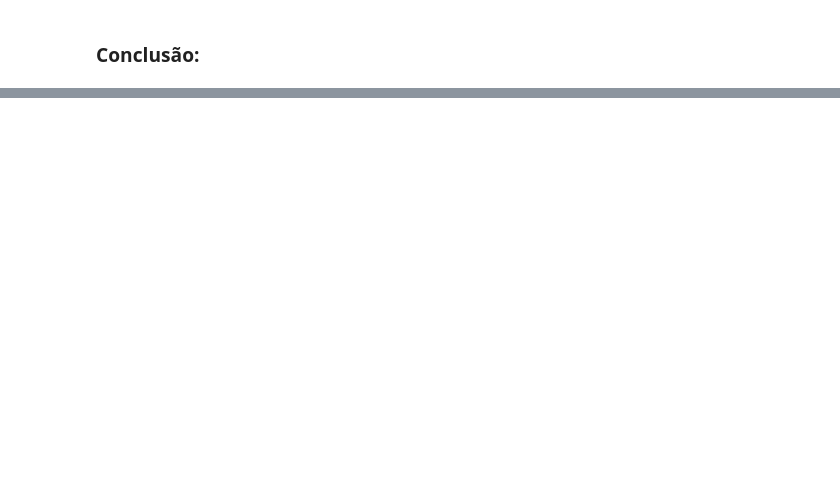
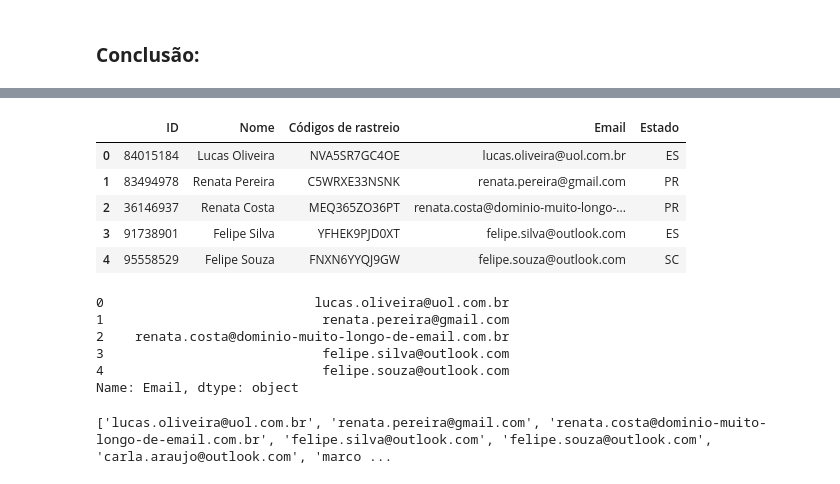
Before and after one commit to FelipeNemo/email-validation-guide, a Jupyter notebook: emailvalidation.ipynb, the cells around one changed output, grey strips where cells are left out. Drawn from its saved outputs; the diff is of its cells as text; code cells hidden in the pictures; blank space fills up the shorter version.

```diff
--- a/emailvalidation.ipynb
+++ b/emailvalidation.ipynb
@@ -472,0 +418,25 @@ Endereço de e-mail felipedata20@gmail.com é válido? True
+# %%
+planilha = pd.read_csv('./dados_aleatorios.csv')
+planilha.head()
+# %% [output]
+|  | ID | Nome | Códigos de rastreio | Email | Estado |
+| 0 | 84015184 | Lucas Oliveira | NVA5SR7GC4OE | lucas.oliveira@uol.com.br | ES |
+| 1 | 83494978 | Renata Pereira | C5WRXE33NSNK | renata.pereira@gmail.com | PR |
+| 2 | 36146937 | Renata Costa | MEQ365ZO36PT | renata.costa@dominio-muito-longo-... | PR |
+| 3 | 91738901 | Felipe Silva | YFHEK9PJD0XT | felipe.silva@outlook.com | ES |
+| 4 | 95558529 | Felipe Souza | FNXN6YYQJ9GW | felipe.souza@outlook.com | SC |
+# %%
+email_coluna = planilha['Email']
+print(email_coluna.head())
+# %% [output]
+0                           lucas.oliveira@uol.com.br
+1                            renata.pereira@gmail.com
+2    renata.costa@dominio-muito-longo-de-email.com.br
+3                            felipe.silva@outlook.com
+4                            felipe.souza@outlook.com
+Name: Email, dtype: object
+# %%
+emails = email_coluna.tolist()
+print(emails)
+# %% [output]
+['lucas.oliveira@uol.com.br', 'renata.pereira@gmail.com', 'renata.costa@dominio-muito-longo-de-email.com.br', 'felipe.silva@outlook.com', 'felipe.souza@outlook.com', 'carla.araujo@outlook.com', 'marco ...
```
Also changed, not shown: parts of 44 cells of this notebook.
